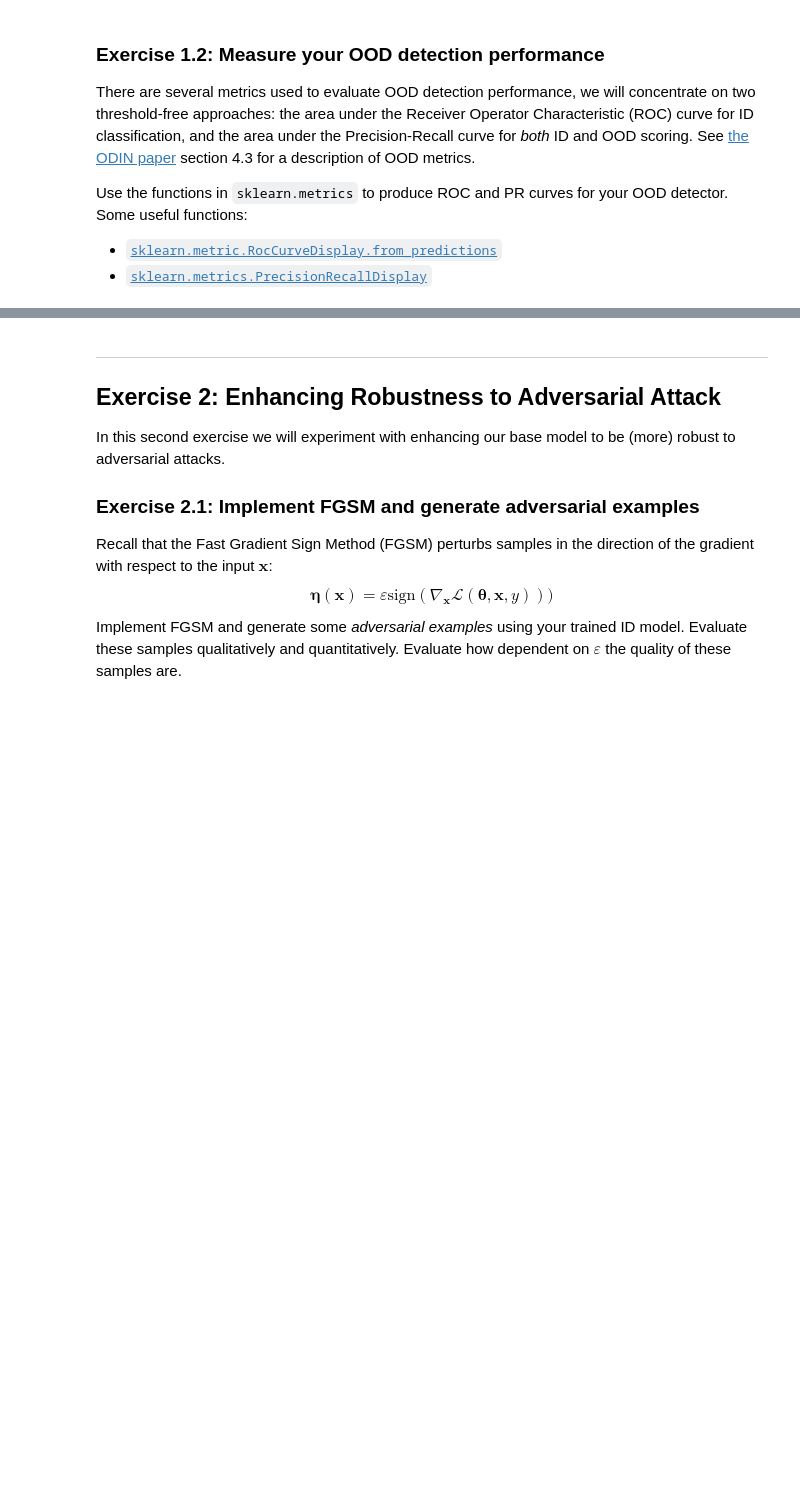
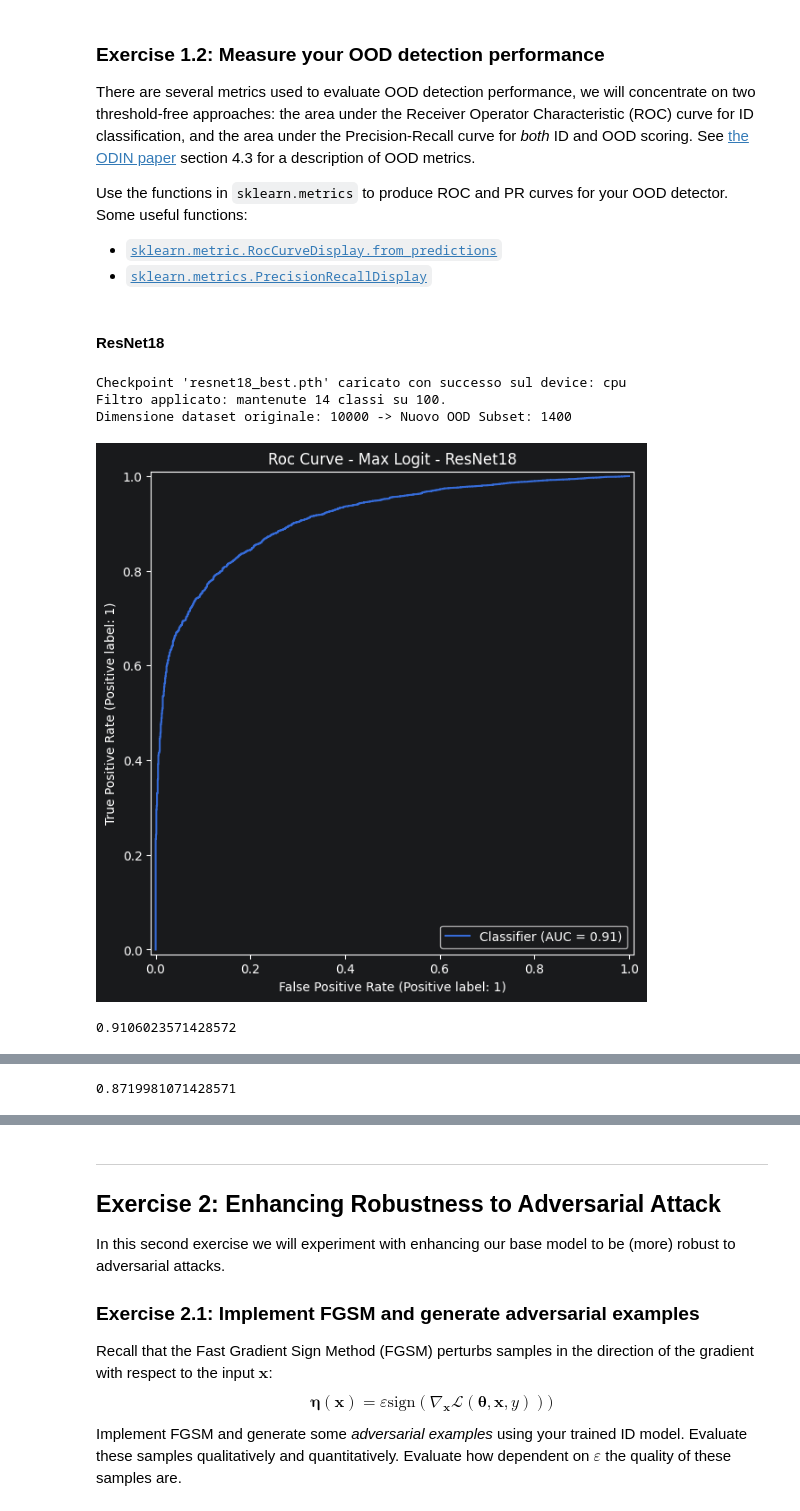
Before and after one commit to Pennelli02/DLA_Labs, a Jupyter notebook: Lab4/Lab4_OOD.ipynb, the cells around one changed output, grey strips where cells are left out. Drawn from its saved outputs; the diff is of its cells as text; code cells hidden in the pictures; blank space fills up the shorter version.

Commit message:
implemented Roc plotting

```diff
--- a/Lab4/Lab4_OOD.ipynb
+++ b/Lab4/Lab4_OOD.ipynb
@@ -1088,0 +1132,22 @@ Use the functions in `sklearn.metrics` to produce ROC and PR curves for your OOD
+# %% [markdown]
+#### ResNet18
+# %%
+resNet = get_model_for_cifar10("resnet18", device)
+model = load_checkpoint(resNet, "resnet18_best.pth")
+
+data = generate_dataloaders(ResNet_transform)
+ID = data["test"]
+OOD = data["OOD"]
+
+roc, score_ID, score_OOD = plot_roc_curve(model, device, ID, OOD, score_function=max_logit, title="Roc Curve - Max Logit - ResNet18")
+print(roc)
+
+roc, score_ID, score_OOD = plot_roc_curve(model, device, ID, OOD, score_function=max_softmax, title="Roc Curve - Max Softmax - ResNet18")
+print(roc)
+free_gpu_memory(model)
+# %% [output]
+Checkpoint 'resnet18_best.pth' caricato con successo sul device: cpu
+Filtro applicato: mantenute 14 classi su 100.
+Dimensione dataset originale: 10000 -> Nuovo OOD Subset: 1400
+[figure, added]
+0.9106023571428572
@@ -1088,0 +1155 @@ Use the functions in `sklearn.metrics` to produce ROC and PR curves for your OOD
+0.8719981071428571
```
Also changed, not shown: parts of 5 cells of this notebook.
